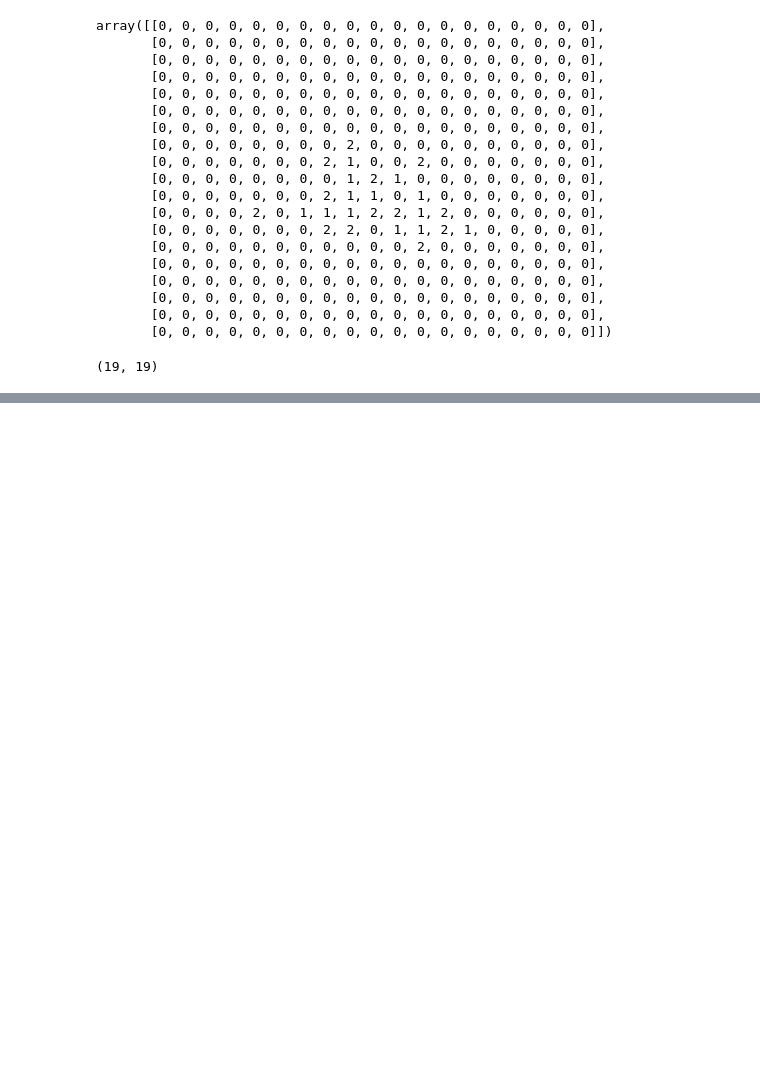
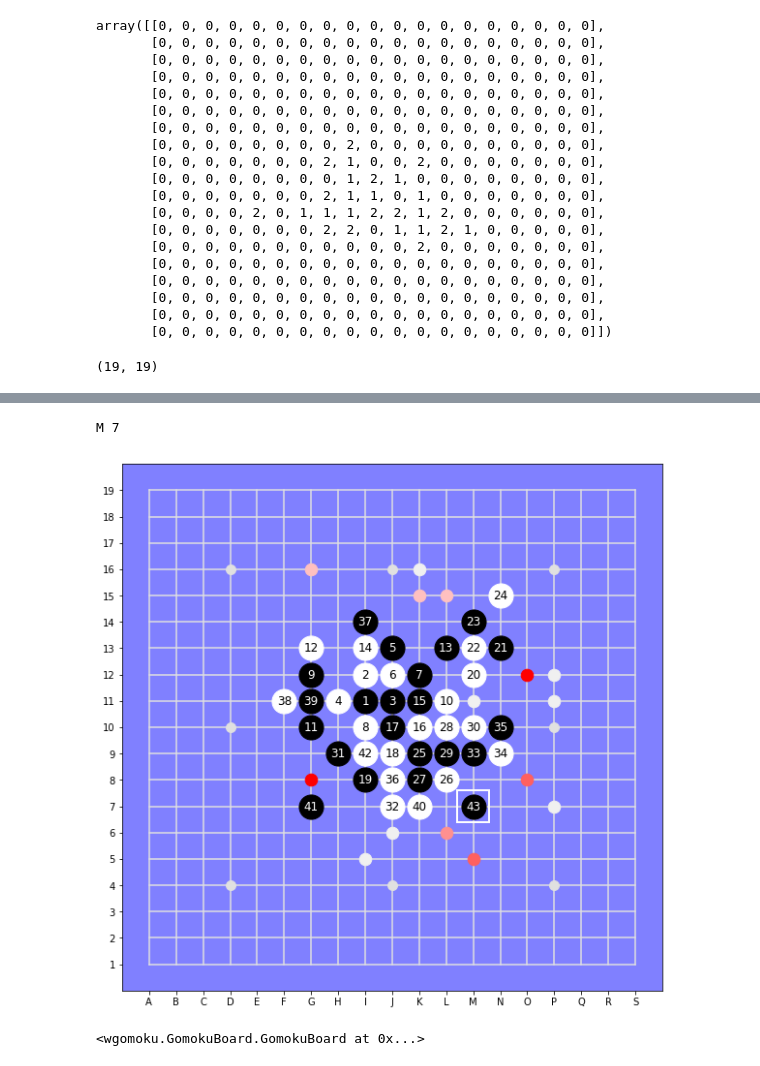
Before and after one commit to smurve/DeepGomoku, a Jupyter notebook: Estimator.ipynb, the cells around one changed output, grey strips where cells are left out. Drawn from its saved outputs; the diff is of its cells as text; code cells hidden in the pictures; blank space fills up the shorter version.

```diff
--- a/Estimator.ipynb
+++ b/Estimator.ipynb
@@ -434,0 +440,10 @@ board.display(probas=lambda x: predi)
+# %%
+sampler = StochasticMaxSampler(np.ndenumerate(ai_policy(board)), bias=8, topn=5)
+rc = sampler.choices[0][1]
+x, y = gt.m2b(rc, 19)
+print(chr(64+x), y)
+board.set(x, y);
+board.display(probas = ai_policy)
+# %% [output]
+M 7
+[figure, added]
@@ -434,0 +452,4 @@ board.display(probas=lambda x: predi)
+# %%
+board.undo()
+# %% [output]
+<wgomoku.GomokuBoard.GomokuBoard at 0x...>
```
Also changed, not shown: parts of 38 cells of this notebook, 17 other files.
